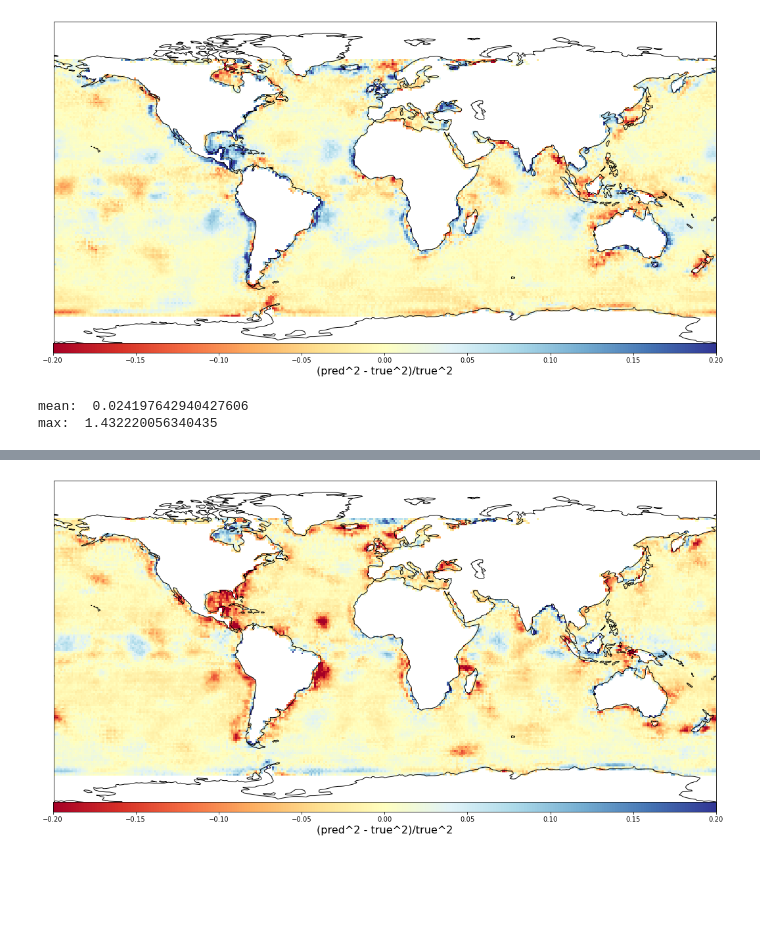
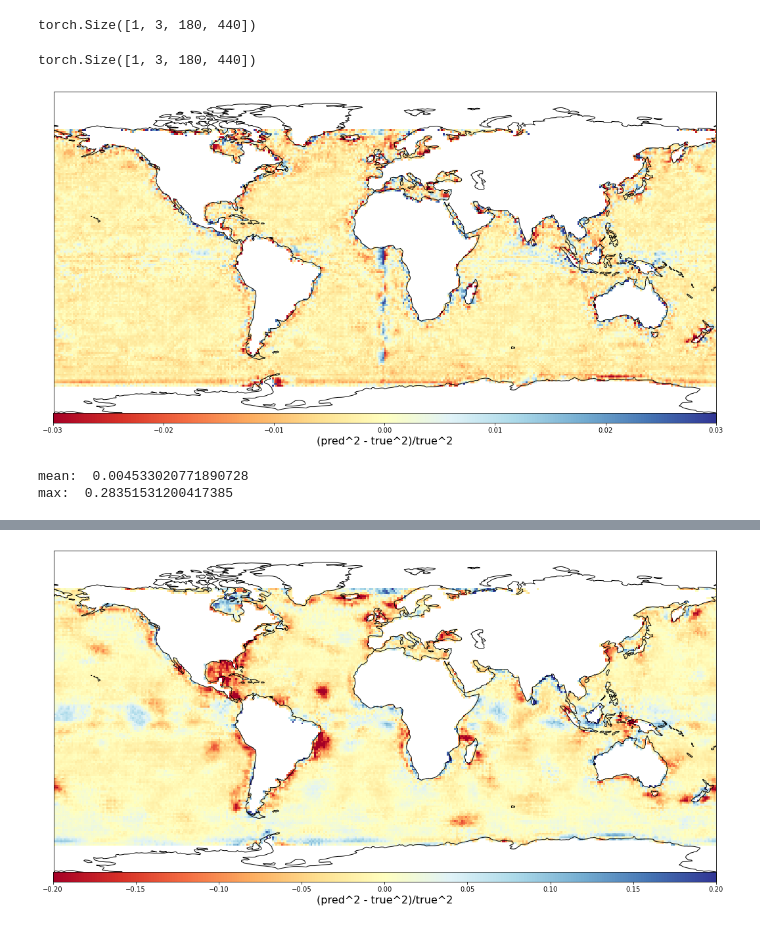
Before and after one commit to FolkeKS/DL-normalization, a Jupyter notebook: notebooks/plot_results.ipynb, the cells around one changed output, grey strips where cells are left out. Drawn from its saved outputs; the diff is of its cells as text; code cells hidden in the pictures; blank space fills up the shorter version.

Commit message:
change default padding size

```diff
--- a/notebooks/plot_results.ipynb
+++ b/notebooks/plot_results.ipynb
@@ -45,21 +45,45 @@ plt.imshow(dst)
 # %%
-importlib.reload(un)
-model = un.Unet.load_from_checkpoint("wandb_learning_curve/learning_curve/2pmxju2p/checkpoints/epoch=4906.ckpt")
-X4=np.load("dataset/learning_curve_train3_valid4/valid/X/test_sphere_polecontinent4_normed_data.npz")['arr_0']
-Y4=np.load("dataset/learning_curve_train3_valid4/valid/Y/test_sphere_polecontinent4_normed_data_norm.npz")['arr_0']
-Y4 = Y4[10:-10,:]*109373.38313546701 + 523950.1477763484
-X4=torch.from_numpy(X4[np.newaxis,:]).float()
-X4 = X4[:,:,10:-10,12:-12]
-#print(X4.shape,Y4.shape)
-Y4_pred = model.forward(X4).detach().numpy()[0,0,:,28:-28]*109936.86714855532 + 524232.3493422137
-mask = np.where(true_sphere==0,True,False)
-diff4 = (Y4_pred**2 - Y4**2)/Y4**2
-diff4 =np.ma.masked_array(diff4, mask)
-dsp.plot_error_globe(diff4, lon2d, lat2d,vmin=-0.2,vmax=0.2,cmap="RdYlBu",
-                     cmap_title="(pred^2 - true^2)/true^2")
-print("mean: ",np.mean(np.abs(diff4)))
-print("max: ",np.max(np.abs(diff4)))
+model = unet.Unet.load_from_checkpoint("results/wandb/learning_curve/9uqpnr1k/checkpoints/epoch=442-val_loss=0.00010.ckpt")
+X=np.load("data/processed/isotropic_noise100_samples_standardize/valid/X/sphere_polecontinent106.npz")['arr_0']
+X=torch.from_numpy(X[np.newaxis,:]).float()
+print(X.shape)
+X = X[:,:,10:-10,12:-12]
+#X=X
+Y=np.load("data/processed/isotropic_noise100_samples_standardize/valid/Y/sphere_polecontinent106_norm_coeffs.npz")['arr_0']
+mask = np.where(Y[10:-10,:]==0,True,False)
+Y = Y[10:-10,:]*model.norm_std + model.norm_mean
+Y_pred = model.forward(X).detach().numpy()[0,0,:,28:-28]*model.norm_std + model.norm_mean
+#mask = np.where(Y==0,True,False)
+eps = (Y_pred**2 - Y**2)/Y**2
+eps = np.ma.masked_array(eps, mask)
 # %% [output]
-[figure, removed]
-mean:  0.024197642940427606
-max:  1.432220056340435
+torch.Size([1, 3, 180, 440])
+# %%
+model = unet.Unet.load_from_checkpoint("results/wandb/learning_curve/9uqpnr1k/checkpoints/epoch=442-val_loss=0.00010.ckpt")
+X=np.load("data/processed/isotropic_noise100_samples_standardize/train/X/sphere_polecontinent16.npz")['arr_0']
+X=torch.from_numpy(X[np.newaxis,:]).float()
+print(X.shape)
+X = X[:,:,10:-10,12:-12]
+#X=X
+Y=np.load("data/processed/isotropic_noise100_samples_standardize/train/Y/sphere_polecontinent16_norm_coeffs.npz")['arr_0']
+mask = np.where(Y[10:-10,:]==0,True,False)
+Y = Y[10:-10,:]*model.norm_std + model.norm_mean
+Y_pred = model.forward(X).detach().numpy()[0,0,:,28:-28]*model.norm_std + model.norm_mean
+#mask = np.where(Y==0,True,False)
+eps = (Y_pred**2 - Y**2)/Y**2
+eps = np.ma.masked_array(eps, mask)
+# %% [output]
+torch.Size([1, 3, 180, 440])
+# %%
+importlib.reload(dsp)
+lon = np.arange(-180, 180)
+lat = np.arange(-80, 80)
+lon2d, lat2d = np.meshgrid(lon, lat)
+dsp.plot_error_globe(eps, lon2d, lat2d,vmin=-0.03,vmax=0.03,cmap="RdYlBu",
+                     cmap_title="(pred^2 - true^2)/true^2")
+print("mean: ",np.mean(np.abs(eps)))
+print("max: ",np.max(np.abs(eps)))
+# %% [output]
+[figure, added]
+mean:  0.004533020771890728
+max:  0.28351531200417385
```
Also changed, not shown: parts of 6 cells of this notebook, 9 other files.
